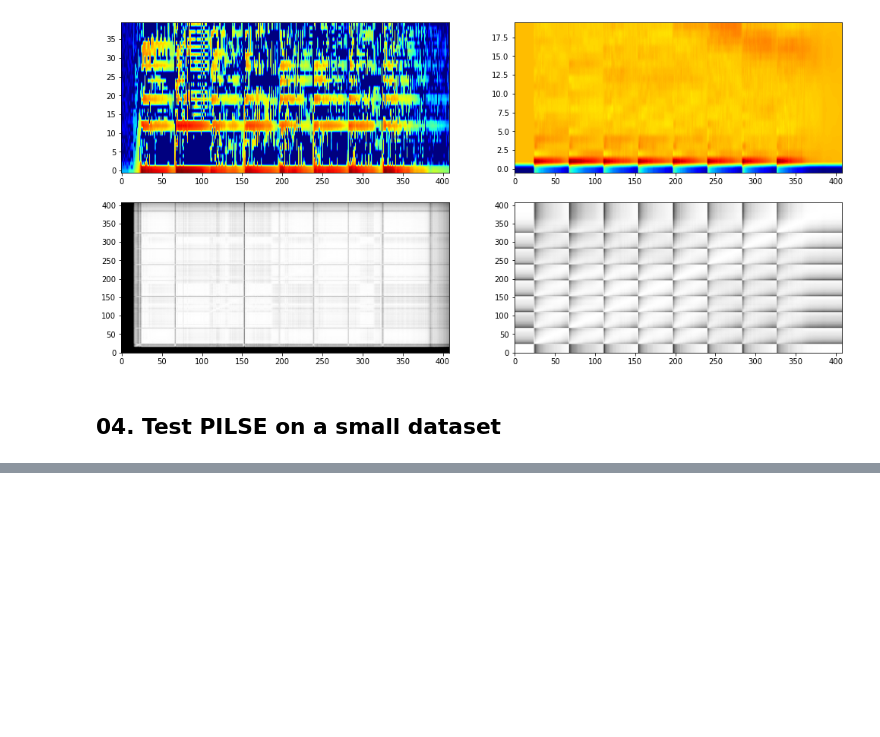
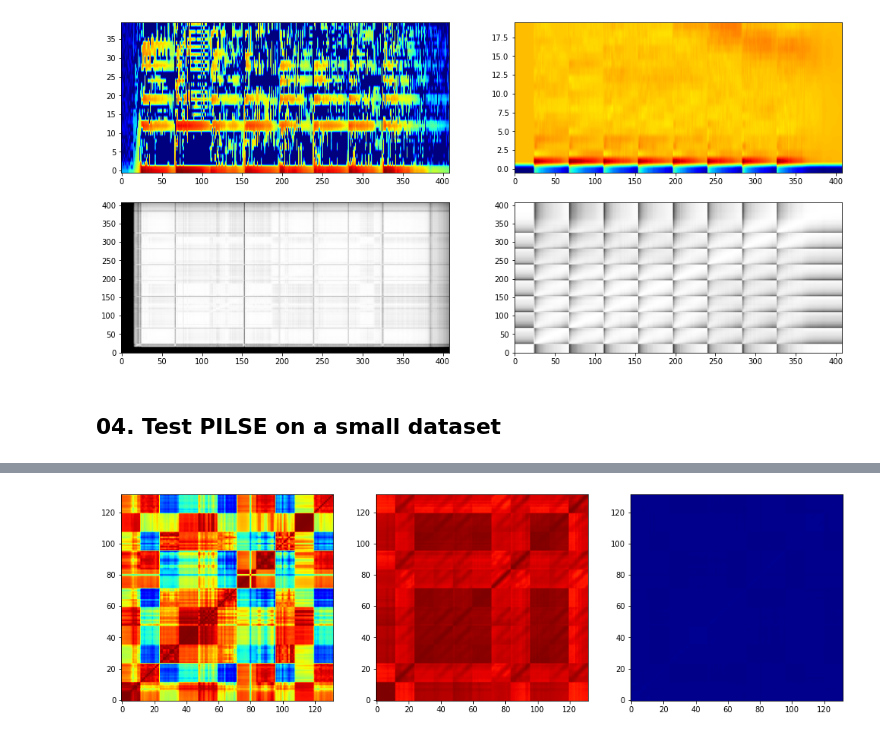
Before and after one commit to zafarrafii/CQHC-Python, a Jupyter notebook: PILSE-Python.ipynb, the cells around one changed output, grey strips where cells are left out. Drawn from its saved outputs; the diff is of its cells as text; code cells hidden in the pictures; blank space fills up the shorter version.

```diff
--- a/PILSE-Python.ipynb
+++ b/PILSE-Python.ipynb
@@ -427,0 +576,13 @@ for i in instrument_list:
+# %%
+import matplotlib.pyplot as plt
+
+plt.figure(figsize=(17, 5))
+plt.subplot(1, 3, 1)
+plt.imshow(pilse_matrix, cmap="jet", aspect="auto",  vmin=0, vmax=1, origin="lower")
+plt.subplot(1, 3, 2)
+plt.imshow(mfcc_matrix, cmap="jet", aspect="auto", vmin=0, vmax=1, origin="lower")
+plt.subplot(1, 3, 3)
+plt.imshow(both_matrix, cmap="jet", aspect="auto", vmin=0, vmax=1, origin="lower")
+plt.show()
+# %% [output]
+[figure, added]
```
Also changed, not shown: parts of 8 cells of this notebook.
